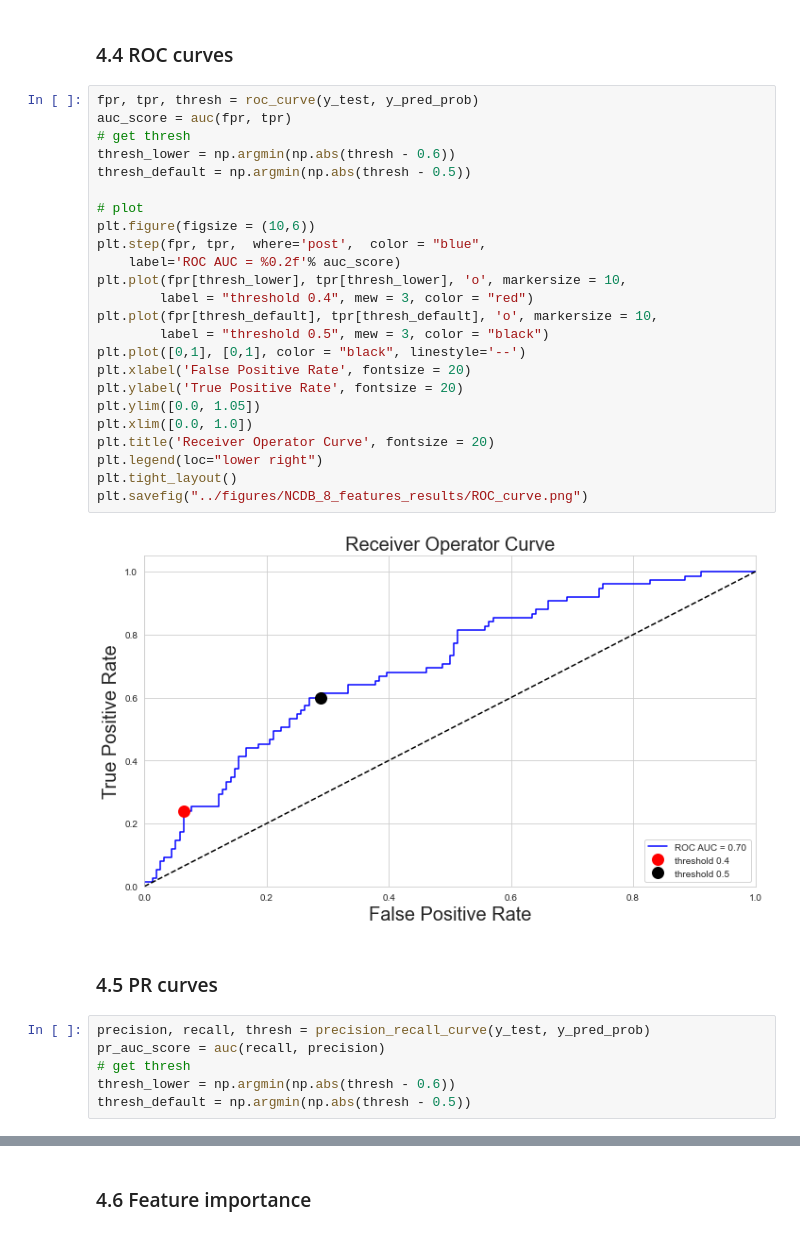
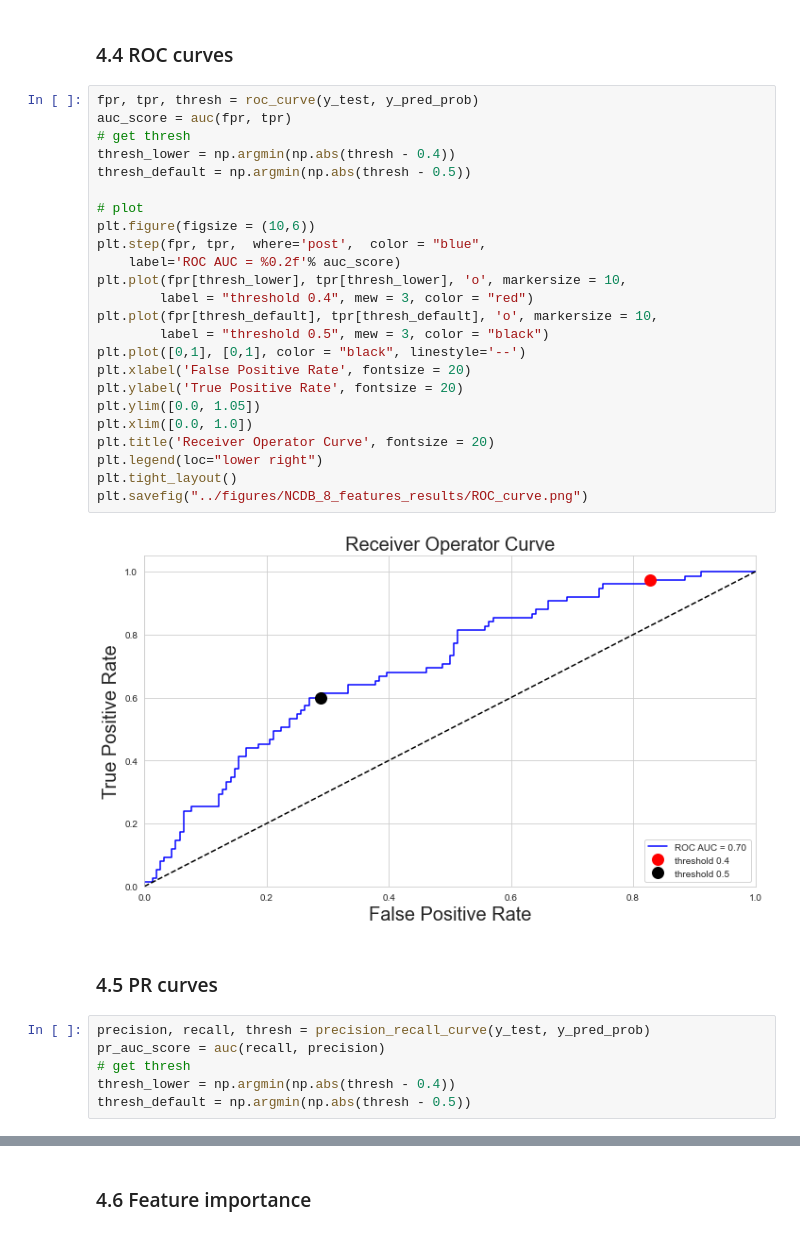
Before and after one commit to mvantieghem/mcc_metastasis, a Jupyter notebook: notebooks/04_model_optimization.ipynb, the cells around one changed output, grey strips where cells are left out. Saved outputs shown, nothing was run; the diff lists cells and outputs as text.

```diff
--- a/notebooks/04_model_optimization.ipynb
+++ b/notebooks/04_model_optimization.ipynb
@@ -541,36 +574,36 @@ plt.show()
 # %%
 fpr, tpr, thresh = roc_curve(y_test, y_pred_prob)
 auc_score = auc(fpr, tpr)
 # get thresh
-thresh_lower = np.argmin(np.abs(thresh - 0.6))
+thresh_lower = np.argmin(np.abs(thresh - 0.4))
 thresh_default = np.argmin(np.abs(thresh - 0.5))
 
 # plot
 plt.figure(figsize = (10,6))
 plt.step(fpr, tpr,  where='post',  color = "blue",
     label='ROC AUC = %0.2f'% auc_score)
 plt.plot(fpr[thresh_lower], tpr[thresh_lower], 'o', markersize = 10,
         label = "threshold 0.4", mew = 3, color = "red")
 plt.plot(fpr[thresh_default], tpr[thresh_default], 'o', markersize = 10,
         label = "threshold 0.5", mew = 3, color = "black")
 plt.plot([0,1], [0,1], color = "black", linestyle='--')
 plt.xlabel('False Positive Rate', fontsize = 20)
 plt.ylabel('True Positive Rate', fontsize = 20)
 plt.ylim([0.0, 1.05])
 plt.xlim([0.0, 1.0])
 plt.title('Receiver Operator Curve', fontsize = 20)
 plt.legend(loc="lower right")
 plt.tight_layout()
 plt.savefig("../figures/NCDB_8_features_results/ROC_curve.png")
 # %% [output]
-[figure, old version]
+[figure, new version]
 # %% [markdown]
 ### 4.5 PR curves
 # %%
 precision, recall, thresh = precision_recall_curve(y_test, y_pred_prob)
 pr_auc_score = auc(recall, precision)
 # get thresh
-thresh_lower = np.argmin(np.abs(thresh - 0.6))
+thresh_lower = np.argmin(np.abs(thresh - 0.4))
 thresh_default = np.argmin(np.abs(thresh - 0.5))
 # %%
 
```
Also changed, not shown: parts of 7 cells of this notebook, 4 other files.
